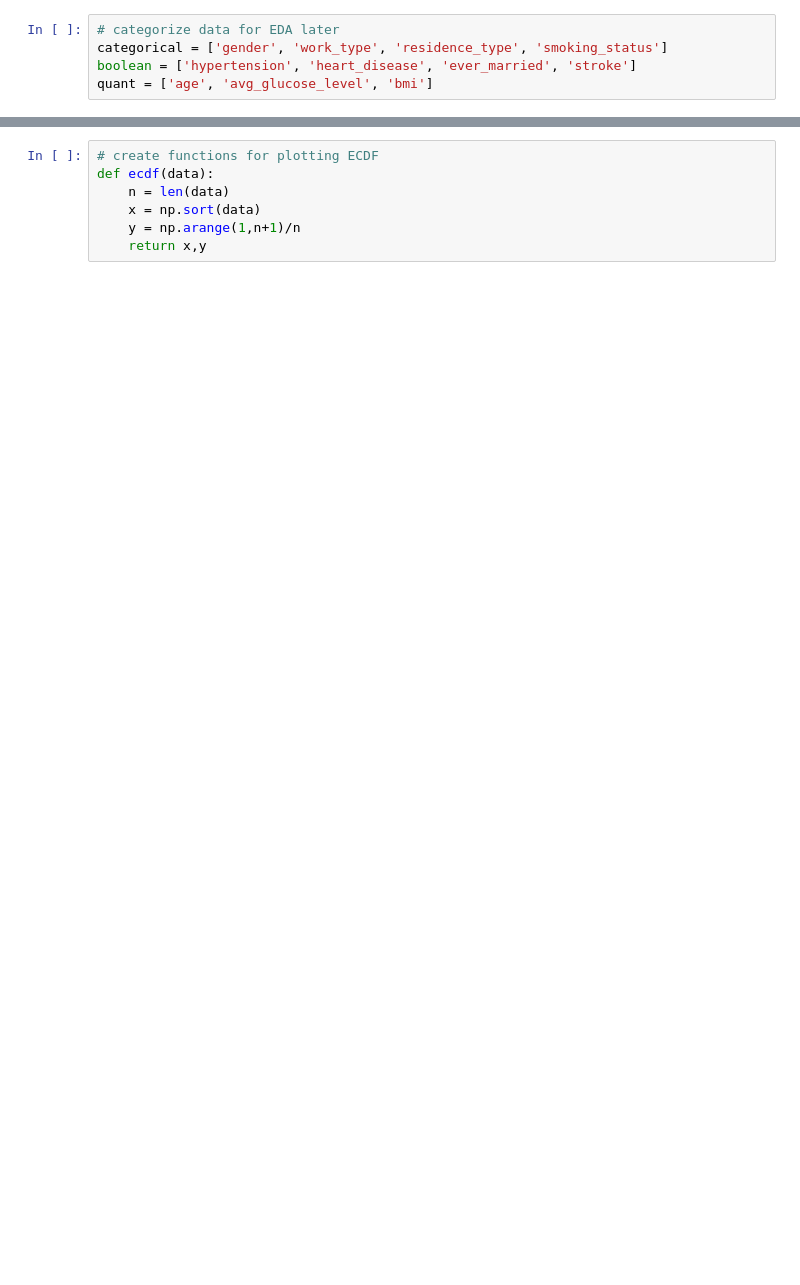
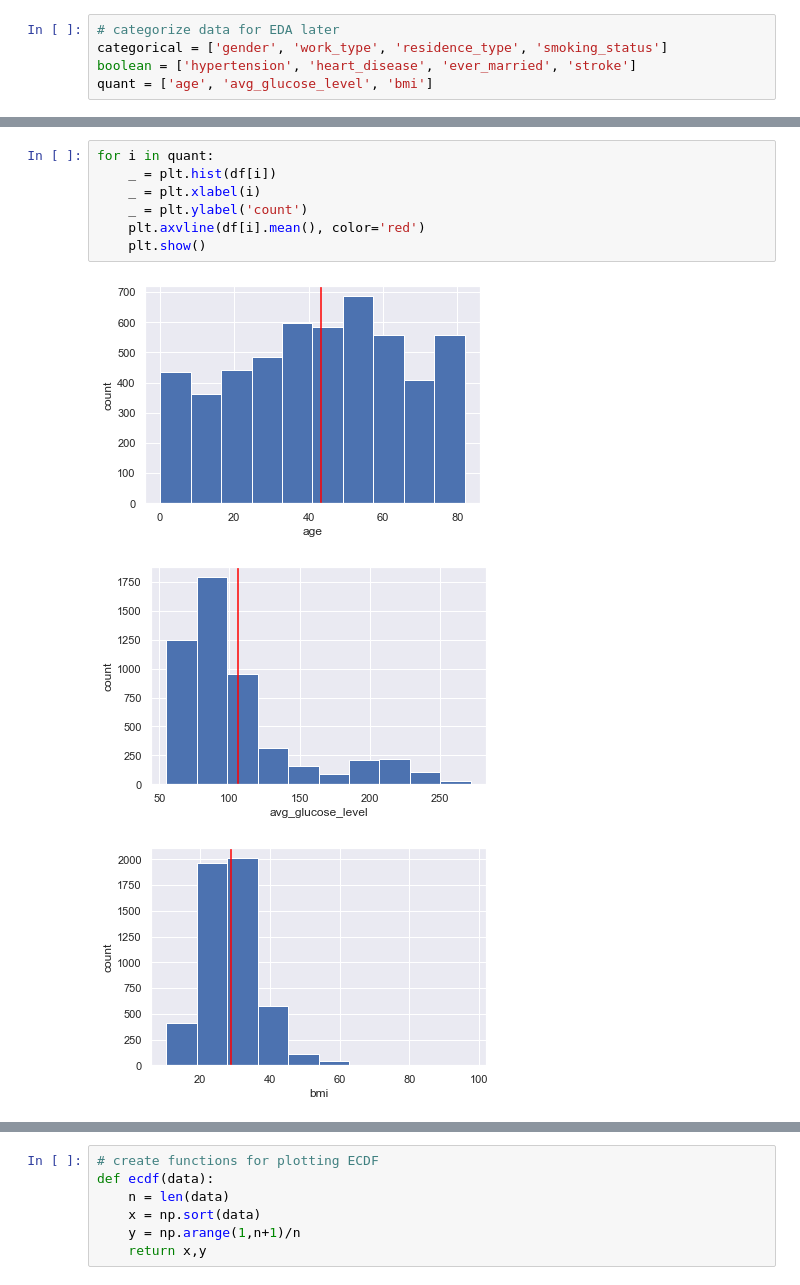
Before and after one commit to ChericeChang/stroke_classification, a Jupyter notebook: 02_EDA.ipynb, the cells around one changed output, grey strips where cells are left out. Drawn from its saved outputs; the diff is of its cells as text; blank space fills up the shorter version.

```diff
--- a/02_EDA.ipynb
+++ b/02_EDA.ipynb
@@ -172 +137,12 @@ for i in boolean:
 [figure]
+# %%
+for i in quant:
+    _ = plt.hist(df[i])
+    _ = plt.xlabel(i)
+    _ = plt.ylabel('count')
+    plt.axvline(df[i].mean(), color='red')
+    plt.show()
+# %% [output]
+[figure, added]
+[figure, added]
+[figure, added]
```
Also changed, not shown: parts of 39 cells of this notebook.
